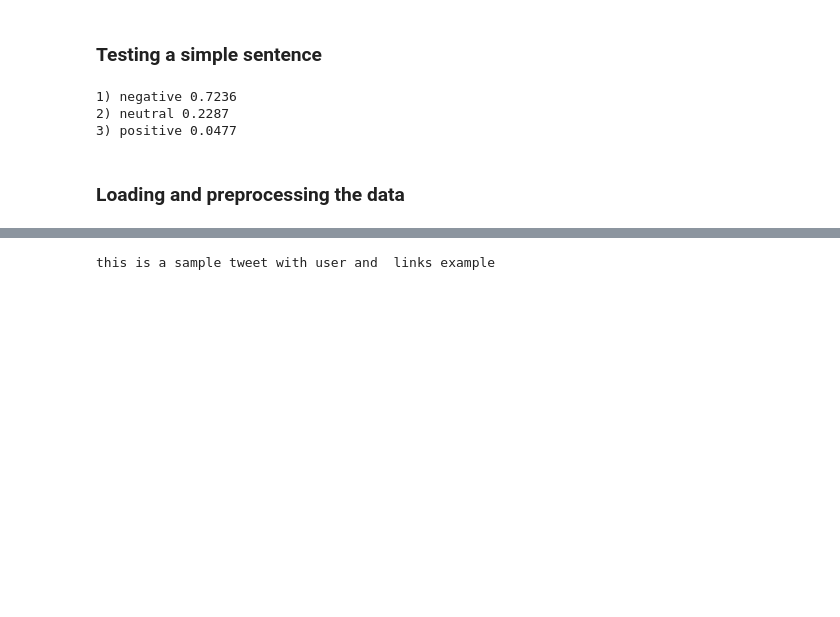
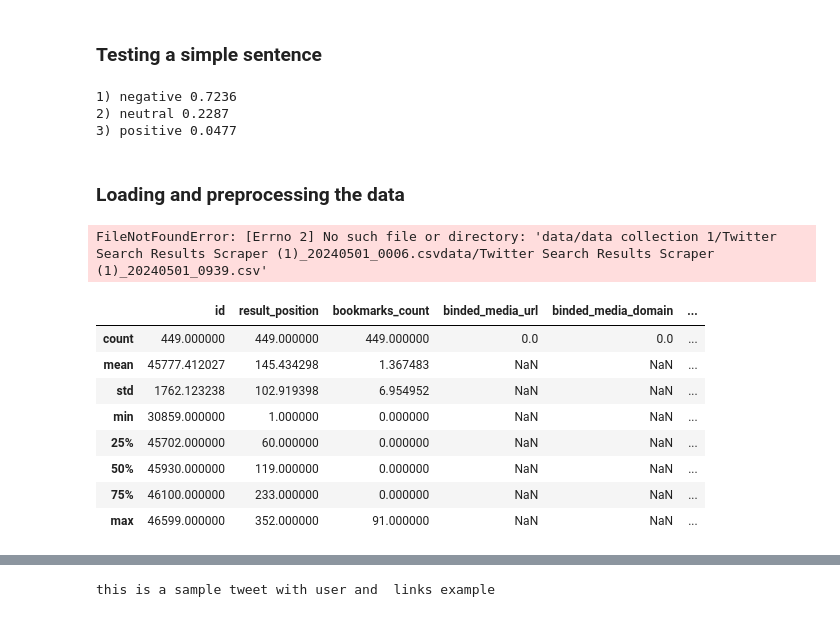
Before and after one commit to Aron220/nlp_sentiment, a Jupyter notebook: nlp.ipynb, the cells around one changed output, grey strips where cells are left out. Cells and saved outputs as stored; diff of their text form; code cells hidden in the pictures; blank space fills up the shorter version.

```diff
--- a/nlp.ipynb
+++ b/nlp.ipynb
@@ -93,12 +93,28 @@ for i in range(scores.shape[0]):
 # %% [markdown]
 ### Loading and preprocessing the data
 # %%
-data = pd.concat([pd.read_csv(file) for file in ["data/Twitter Search Results Scraper (1)_20240421_1743.csv",
-                                                 "data/Twitter Search Results Scraper (1)_20240430_0911.csv",
-                                                 "data/Twitter Search Results Scraper (1)_20240430_1210.csv",
-                                                 "data/Twitter Search Results Scraper (1)_20240430_1243.csv"]],
+data = pd.concat([pd.read_csv(file) for file in ["data/data collection 1/Twitter Search Results Scraper (1)_20240421_1743.csv",
+                                                 "data/data collection 1/Twitter Search Results Scraper (1)_20240430_0911.csv",
+                                                 "data/data collection 1/Twitter Search Results Scraper (1)_20240430_1210.csv",
+                                                 "data/data collection 1/Twitter Search Results Scraper (1)_20240430_1243.csv",
+                                                 "data/data collection 1/Twitter Search Results Scraper (1)_20240501_0006.csv"
+                                                 "data/Twitter Search Results Scraper (1)_20240501_0939.csv"]],
                  ignore_index=True).drop_duplicates(subset='content')
 tweets_raw = data['content']
+# %% [output]
+FileNotFoundError: [Errno 2] No such file or directory: 'data/data collection 1/Twitter Search Results Scraper (1)_20240501_0006.csvdata/Twitter Search Results Scraper (1)_20240501_0939.csv'
+# %%
+data.describe()
+# %% [output]
+|  | id | result_position | bookmarks_count | binded_media_url | binded_media_domain | ... |
+| count | 449.000000 | 449.000000 | 449.000000 | 0.0 | 0.0 | ... |
+| mean | 45777.412027 | 145.434298 | 1.367483 | NaN | NaN | ... |
+| std | 1762.123238 | 102.919398 | 6.954952 | NaN | NaN | ... |
+| min | 30859.000000 | 1.000000 | 0.000000 | NaN | NaN | ... |
+| 25% | 45702.000000 | 60.000000 | 0.000000 | NaN | NaN | ... |
+| 50% | 45930.000000 | 119.000000 | 0.000000 | NaN | NaN | ... |
+| 75% | 46100.000000 | 233.000000 | 0.000000 | NaN | NaN | ... |
+| max | 46599.000000 | 352.000000 | 91.000000 | NaN | NaN | ... |
 # %%
 # List of media columns
 media_columns = ['media_0_type', 'media_1_type', 'media_2_type', 'media_3_type']
```
Also changed, not shown: parts of 6 cells of this notebook, 11 other files.
